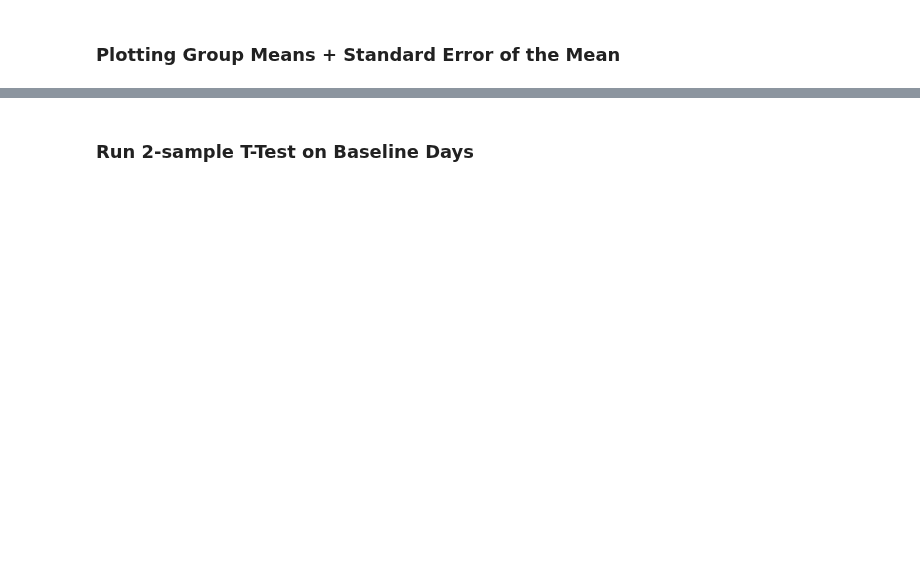
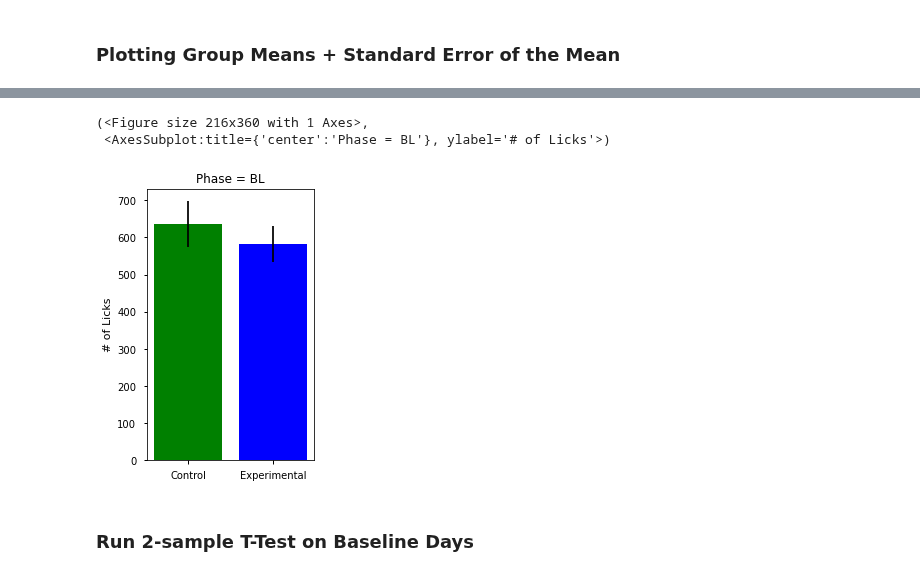
Before and after one commit to flatiron-school/Online-DS-FT-022221-Cohort-Notes, a Jupyter notebook: Phase_2/topic_15_ANOVA/topic_15_ANOVA_with_neuro_data-SG.ipynb, the cells around one changed output, grey strips where cells are left out. Drawn from its saved outputs; the diff is of its cells as text; code cells hidden in the pictures; blank space fills up the shorter version.

```diff
--- a/Phase_2/topic_15_ANOVA/topic_15_ANOVA_with_neuro_data-SG.ipynb
+++ b/Phase_2/topic_15_ANOVA/topic_15_ANOVA_with_neuro_data-SG.ipynb
@@ -226,6 +380,0 @@ from scipy.stats import sem
-# %%
-## Functionize
-from scipy.stats import sem
-
-def plot_bars_yerr():
-    pass
@@ -232,5 +388,34 @@ def plot_bars_yerr():
+# %%
+## Functionize
+from scipy.stats import sem
+
+def plot_bars_yerr(data,phase = "BL"):
+    """Plots the group means +/- standard error of the mean."""
+
+    ## Save x,y, and yerr
+    x = []
+    y = []
+    y_err = []
+
+    for group in data:
+        grp_data = data[group][phase]
+        x.append(f"{group}")
+        y.append(grp_data.mean())
+        y_err.append(sem(grp_data))
+
+    fig,ax = plt.subplots(figsize=(3,5))
+    ax.bar(x,y,yerr=y_err,color=['g','b'])
+    ax.set_title(f"Phase = {phase}")
+    ax.set(ylabel='# of Licks')
+
+    return fig,ax
 # %%
 ## test function
+plot_bars_yerr(data)
+# %% [output]
+(<Figure size 216x360 with 1 Axes>,
+ <AxesSubplot:title={'center':'Phase = BL'}, ylabel='# of Licks'>)
+[figure, added]
 # %% [markdown]
 ### Run 2-sample T-Test on Baseline Days
 # %%
```
Also changed, not shown: parts of 51 cells of this notebook, 1 other file.
